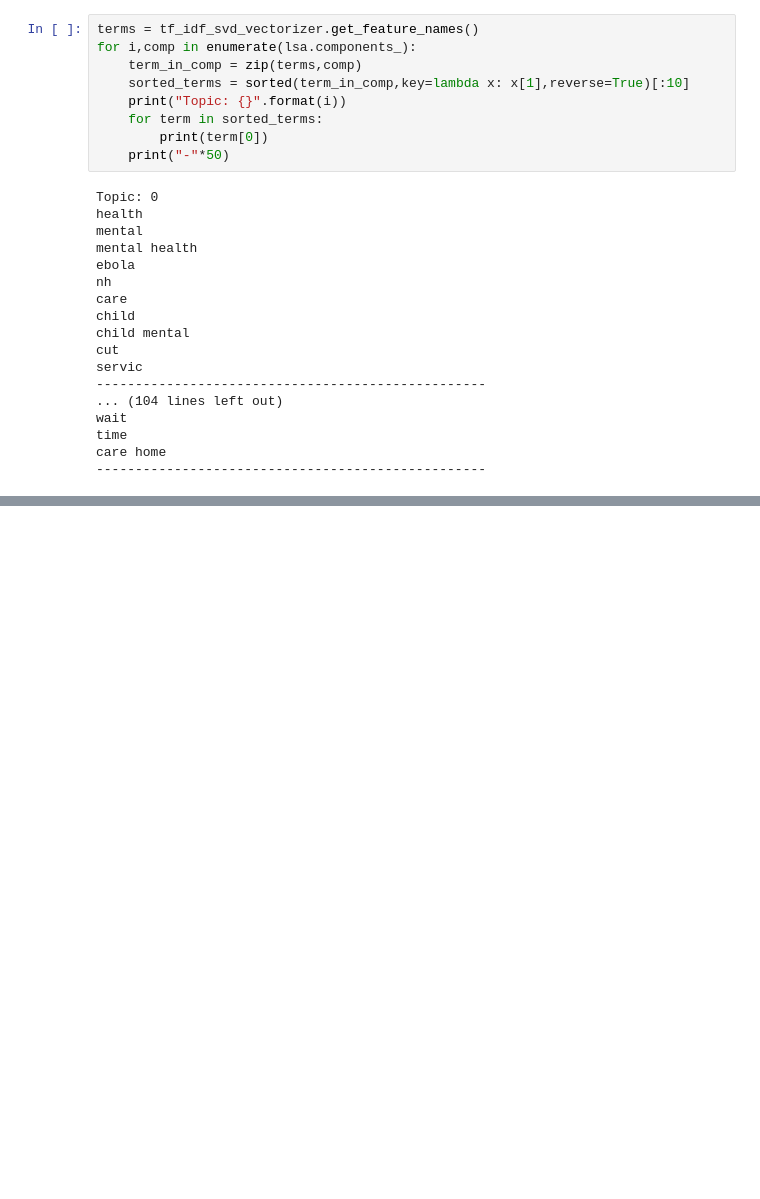
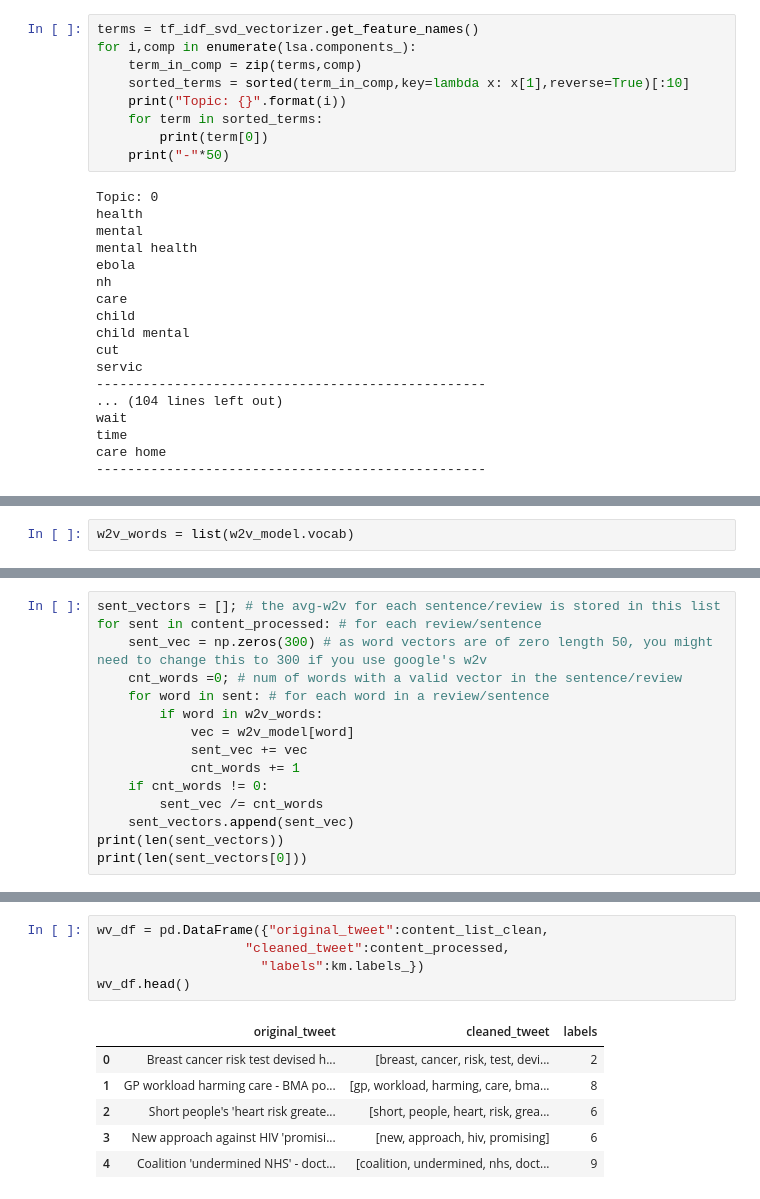
Before and after one commit to Karansaluja/topic_modelling, a Jupyter notebook: Topic Modelling - Health Tweets.ipynb, the cells around one changed output, grey strips where cells are left out. Cells and saved outputs as stored; diff of their text form; blank space fills up the shorter version.

```diff
--- a/Topic Modelling - Health Tweets.ipynb
+++ b/Topic Modelling - Health Tweets.ipynb
@@ -822,0 +878,2 @@ care home
+# %%
+w2v_words = list(w2v_model.vocab)
@@ -822,0 +884,15 @@ care home
+# %%
+sent_vectors = []; # the avg-w2v for each sentence/review is stored in this list
+for sent in content_processed: # for each review/sentence
+    sent_vec = np.zeros(300) # as word vectors are of zero length 50, you might need to change this to 300 if you use google's w2v
+    cnt_words =0; # num of words with a valid vector in the sentence/review
+    for word in sent: # for each word in a review/sentence
+        if word in w2v_words:
+            vec = w2v_model[word]
+            sent_vec += vec
+            cnt_words += 1
+    if cnt_words != 0:
+        sent_vec /= cnt_words
+    sent_vectors.append(sent_vec)
+print(len(sent_vectors))
+print(len(sent_vectors[0]))
@@ -822,0 +943,12 @@ care home
+# %%
+wv_df = pd.DataFrame({"original_tweet":content_list_clean,
+                   "cleaned_tweet":content_processed,
+                     "labels":km.labels_})
+wv_df.head()
+# %% [output]
+|  | original_tweet | cleaned_tweet | labels |
+| 0 | Breast cancer risk test devised h... | [breast, cancer, risk, test, devi... | 2 |
+| 1 | GP workload harming care - BMA po... | [gp, workload, harming, care, bma... | 8 |
+| 2 | Short people's 'heart risk greate... | [short, people, heart, risk, grea... | 6 |
+| 3 | New approach against HIV 'promisi... | [new, approach, hiv, promising] | 6 |
+| 4 | Coalition 'undermined NHS' - doct... | [coalition, undermined, nhs, doct... | 9 |
```
Also changed, not shown: parts of 46 cells of this notebook.
